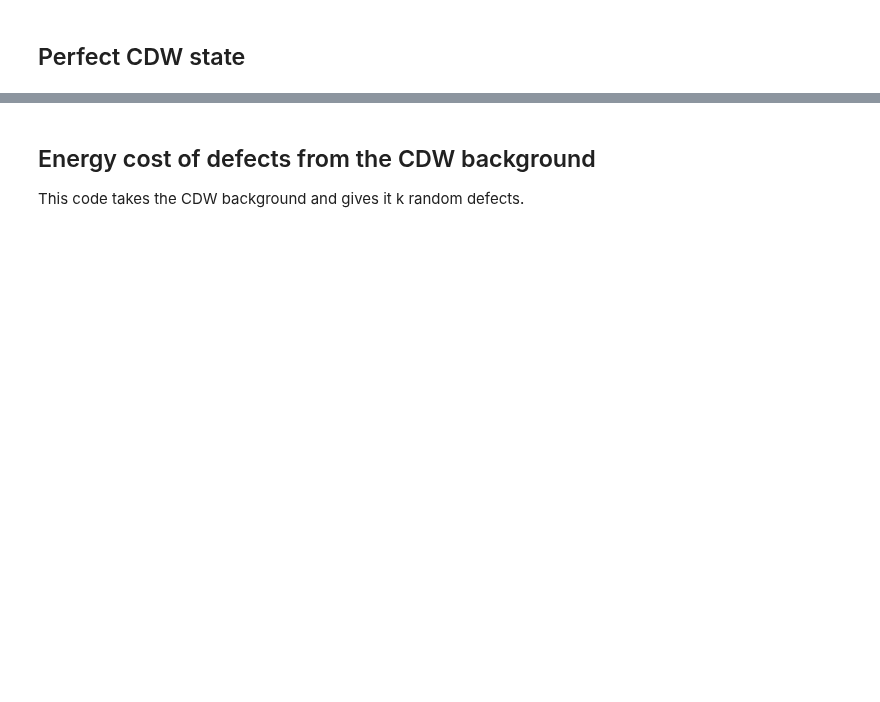
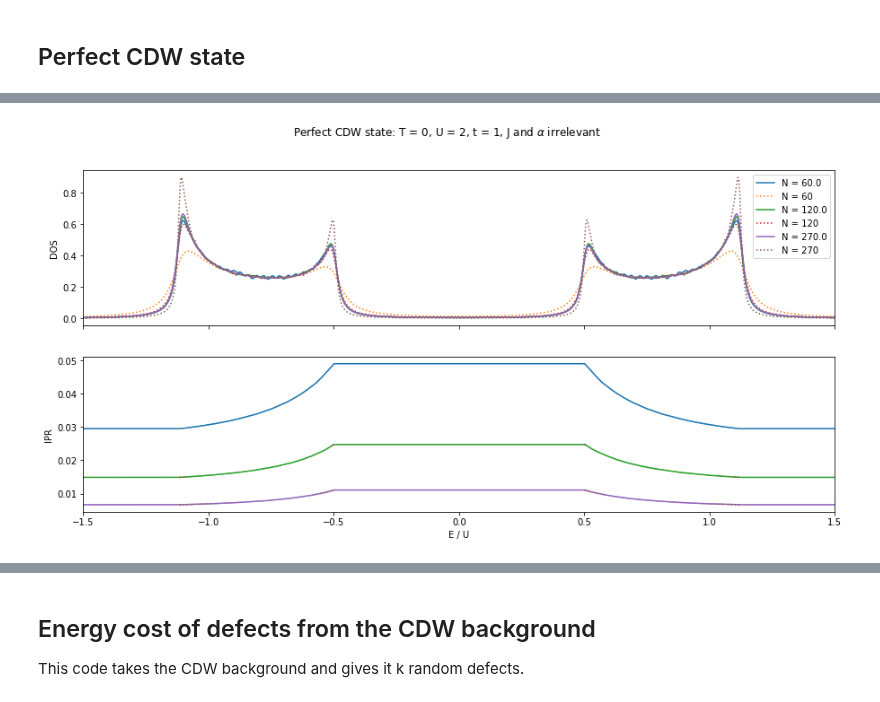
Before and after one commit to TomHodson/FKMC, a Jupyter notebook: notebooks/Summer 2020/June2020-3.ipynb, the cells around one changed output, grey strips where cells are left out. Drawn from its saved outputs; the diff is of its cells as text; code cells hidden in the pictures; blank space fills up the shorter version.

```diff
--- a/notebooks/Summer 2020/June2020-3.ipynb
+++ b/notebooks/Summer 2020/June2020-3.ipynb
@@ -75,0 +155,74 @@ axes[0].legend();
+# %%
+#Es = smooth(o.DOS.mean(axis = 1), scale = 0.7, axis = -1)
+#dEs = smooth(sem(o.DOS, axis = 1), scale = 0.7, axis = -1)
+#Is = smooth(o.IPR.mean(axis = 1), scale = 0.7, axis = -1)
+#dIs = smooth(sem(o.IPR, axis = 1), scale = 0.7, axis = -1)
+
+Es = o.DOS.mean(axis = 1)
+dEs = sem(o.DOS, axis = 1)
+Is = o.IPR.mean(axis = 1)
+dIs = sem(o.IPR, axis = 1)
+
+sEs = smooth(o.DOS.mean(axis = 1), scale = 0.7, axis = -1)
+sdEs = smooth(sem(o.DOS, axis = 1), scale = 0.7, axis = -1)
+
+f, axes = plt.subplots(2,1, figsize = (15,7), sharex = 'col')
+
+T_i = 0
+print(o.parameters)
+
+for i,N in enumerate(o.Ns):
+    ei = Es[i, T_i] > 0
+    I = Is[i, T_i, ei]
+    dI = dIs[i, T_i, ei]
+    xI = o.E_bins[1:][ei]
+
+    Iinterp = np.interp(o.E_bins[1:], xI, I)
+    dIinterp = np.interp(o.E_bins[1:], xI, dI)
+    #axes[1].scatter(xI, I, dI)
+
+
+    spread(axes[0], o.E_bins[1:] / U, sEs[i, T_i], sdEs[i, T_i], label = f'N = {N}')
+    spread(axes[1], o.E_bins[1:] / U, Iinterp, dIinterp)
+
+    N = int(N)
+    alternating_sign = 2*(np.arange(N) % 2) - 1
+    states = (alternating_sign + 1) // 2
+    states.shape = (1, N)
+
+    params = o.parameters
+    params.N = N
+
+
+    scale = 100 / N
+    N = states.shape[-1]
+    params.J_matrix = interaction_matrix(**params)
+
+    #NB the states argument should have only 1s and 0s
+    #Fc is infinite at infinite temperature
+    Ff, Fc, eigenvals, eigenvecs = solve_H_vectorised(states, **params)
+
+    #calculate the IPR measure
+    raw_IPRs = ((eigenvecs * np.conj(eigenvecs))**2).sum(axis = -2)
+
+    DOS, dDOS, IPR, dIPR = compute_IPR_and_DOS_histograms(eigenvals, raw_IPRs, o.E_bins, bootstrap_bins = 1)
+
+    IPR = np.where(DOS > 0, IPR, np.NaN)
+    dIPR = np.where(DOS > 0, dIPR, 0)
+
+    #smooth out the spikey IPR values
+    DOS = smooth(DOS, scale = scale, axis = -1)
+    #IPR = smooth(IPR, scale = scale, axis = -1)
+
+    dDOS = smooth(dDOS, scale = scale, axis = -1)
+    #dIPR = smooth(dIPR, scale = scale, axis = -1)
+
+    spread(axes[0], o.E_bins[1:] / U, DOS, dDOS, label = f'N = {N}', linestyle = 'dotted')
+    spread(axes[1], o.E_bins[1:] / U, IPR, dIPR, linestyle = 'dotted')
+
+
+f.suptitle(fr'Perfect CDW state: T = 0, U = {U}, t = {t}, J and $\alpha$ irrelevant')
+axes[0].set(ylabel = 'DOS')
+axes[1].set(ylabel = 'IPR', xlim = (-1.5, 1.5), xlabel = 'E / U')
+axes[0].legend();
+# %% [output]
@@ -75,0 +242 @@ axes[0].legend();
+[figure, added]
```
Also changed, not shown: parts of 14 cells of this notebook, 1 other file.
